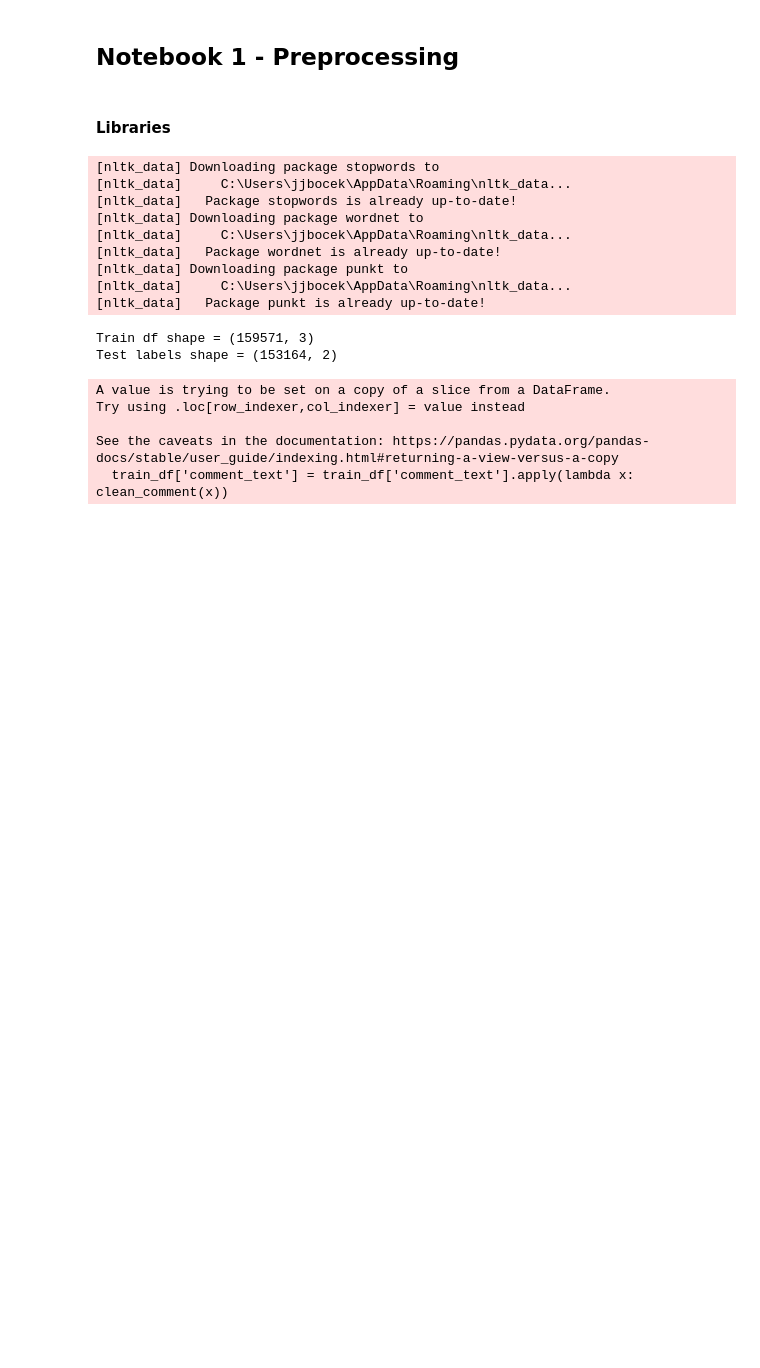
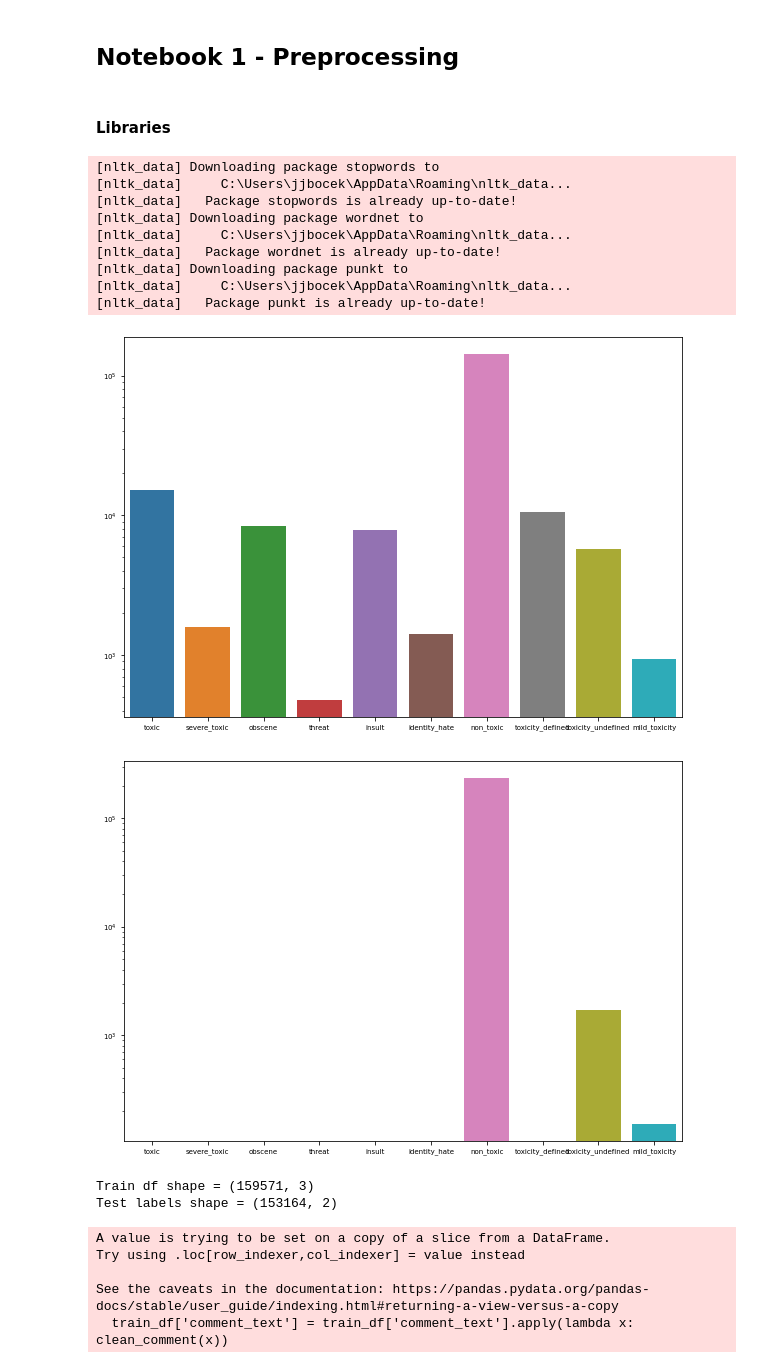
Before and after one commit to jjbocek/ToxicApp, a Jupyter notebook: Toxic_App_Notebook1.ipynb, the cells around one changed output. Saved outputs shown, nothing was run; the diff lists cells and outputs as text; code cells hidden in the pictures; blank space fills up the shorter version.

```diff
--- a/Toxic_App_Notebook1.ipynb
+++ b/Toxic_App_Notebook1.ipynb
@@ -61,35 +61,3 @@ def load_mult_files(list_files):
     for ds in list_files:
         file_list[ds] = load_file(ds)
     return file_list
-# %%
-def reconfigure_categories(df_train, ds_test_lab):
-    'add categories to df'
-
-    def plot_df_distributions(df, position):
-        'make a bar chart of df distributions'
-        target_column =list(df.columns[position:])
-        labelC = df[target_column].sum()
-        plt.figure(figsize=(10,7))
-        ax = sns.barplot(x=labelC.index, y=labelC.values,dodge=False)
-        ax.set_yscale('log')
-        ax.tick_params(labelsize=7)
-
-    def config_train(df, position):
-            target_col = list(df.columns[position:])
-            df['non_toxic'] = 1 - df[target_col].max(axis=1)
-            df['overall_toxic'] = df[target_col].max(axis=1)
-            return df
-
-    def config_test_lab(df, position):
-            target_col = list(df.columns[position:])
-            df['non_toxic'] = 1 - df[target_col].max(axis=1)
-            df['overall_toxic'] = abs(df[target_col].max(axis=1))
-            return df
-
-    df_train = config_train(df_train, 2)
-    ds_test_lab = config_test_lab(ds_test_lab, 1)
-
-    plot_df_distributions(df_train, 2)
-    plot_df_distributions(ds_test_lab, 1)
-
-    return df_train, ds_test_lab
@@ -189,6 +239,14 @@ def store_dfs(file_name, dfs):
     clean_data = dfs
     with open(file_name, 'wb') as my_file_object:
         pickle.dump(clean_data, my_file_object)
+# %%
+datasets = load_mult_files(['train.csv', 'test.csv', 'test_labels.csv' ])
+train_df, test_df, test_lab = datasets.values()
+# %%
+train_df, test_lab = reconfigure_categories(train_df, test_lab)
+# %% [output]
+[figure, added]
+[figure, added]
 # %%
 datasets = load_mult_files(['train.csv', 'test.csv', 'test_labels.csv' ])
 train_df, test_df, test_lab = datasets.values()
```
Also changed, not shown: parts of 2 cells of this notebook, 2 other files.
